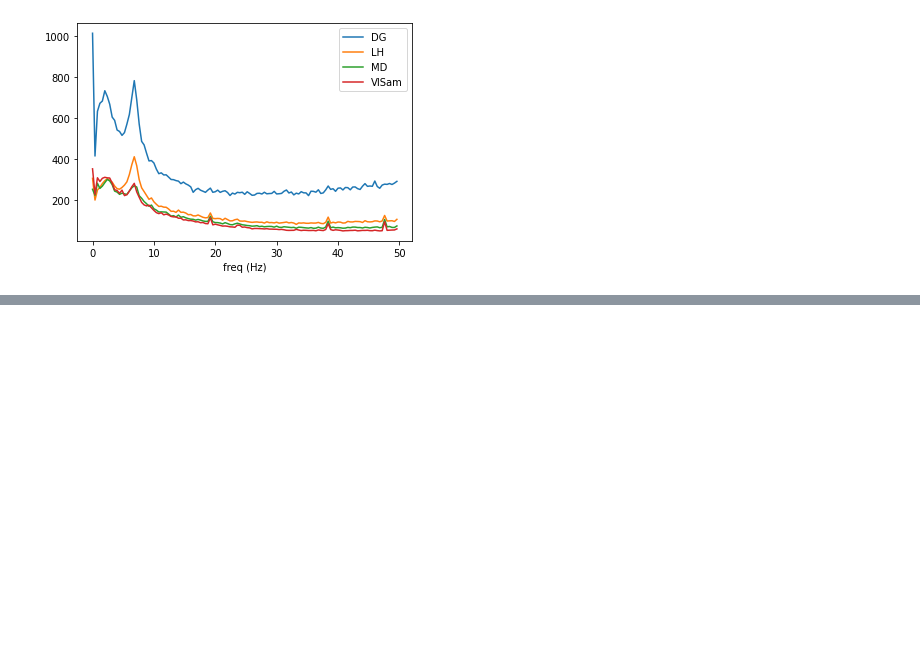
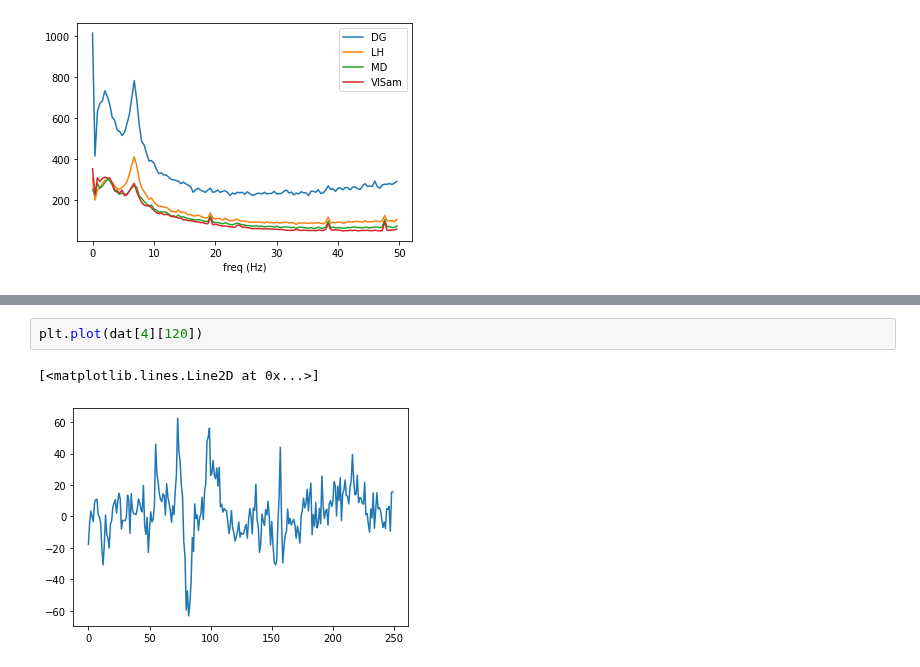
Before and after one commit to kayteeflick/nma_cn_flow_state, a Jupyter notebook: PSDs.ipynb, the cells around one changed output, grey strips where cells are left out. Cells and saved outputs as stored; diff of their text form; blank space fills up the shorter version.

```diff
--- a/PSDs.ipynb
+++ b/PSDs.ipynb
@@ -130,0 +138,5 @@ Text(0.5, 0, 'freq (Hz)')
+# %%
+plt.plot(dat[4][120])
+# %% [output]
+[<matplotlib.lines.Line2D at 0x...>]
+[figure, added]
```
Also changed, not shown: parts of 2 cells of this notebook.
